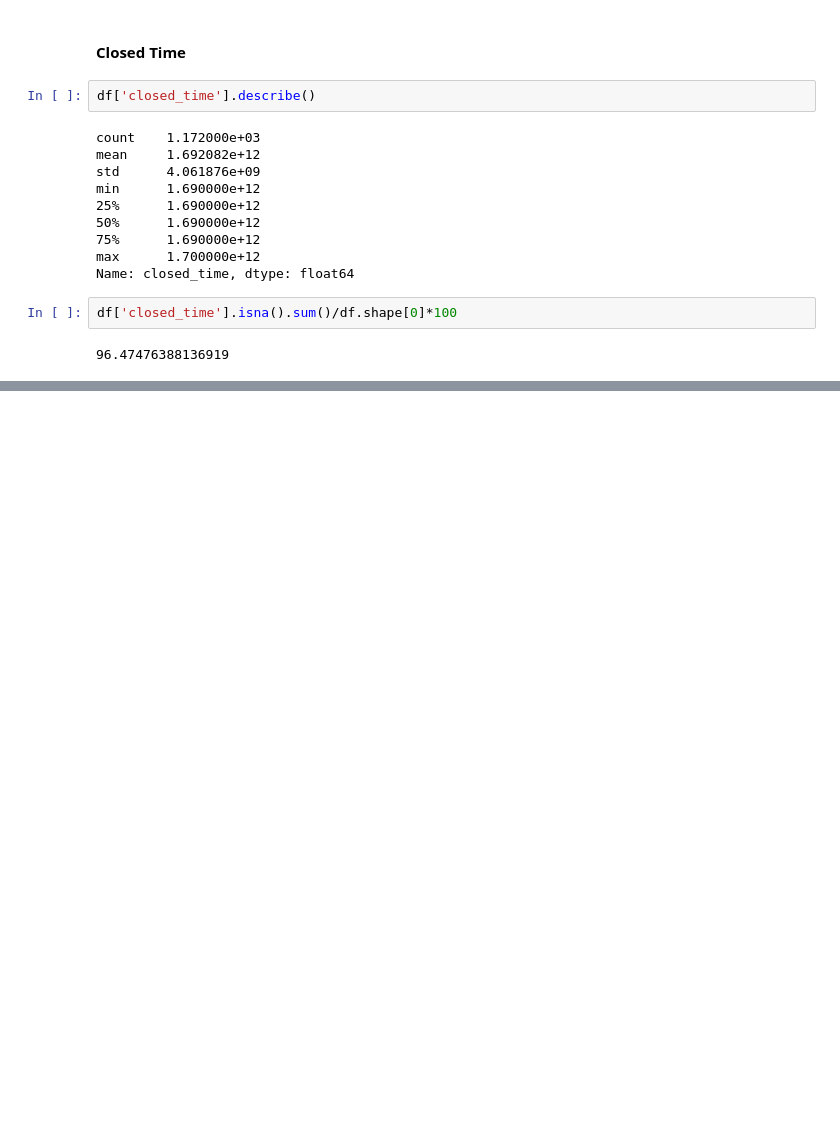
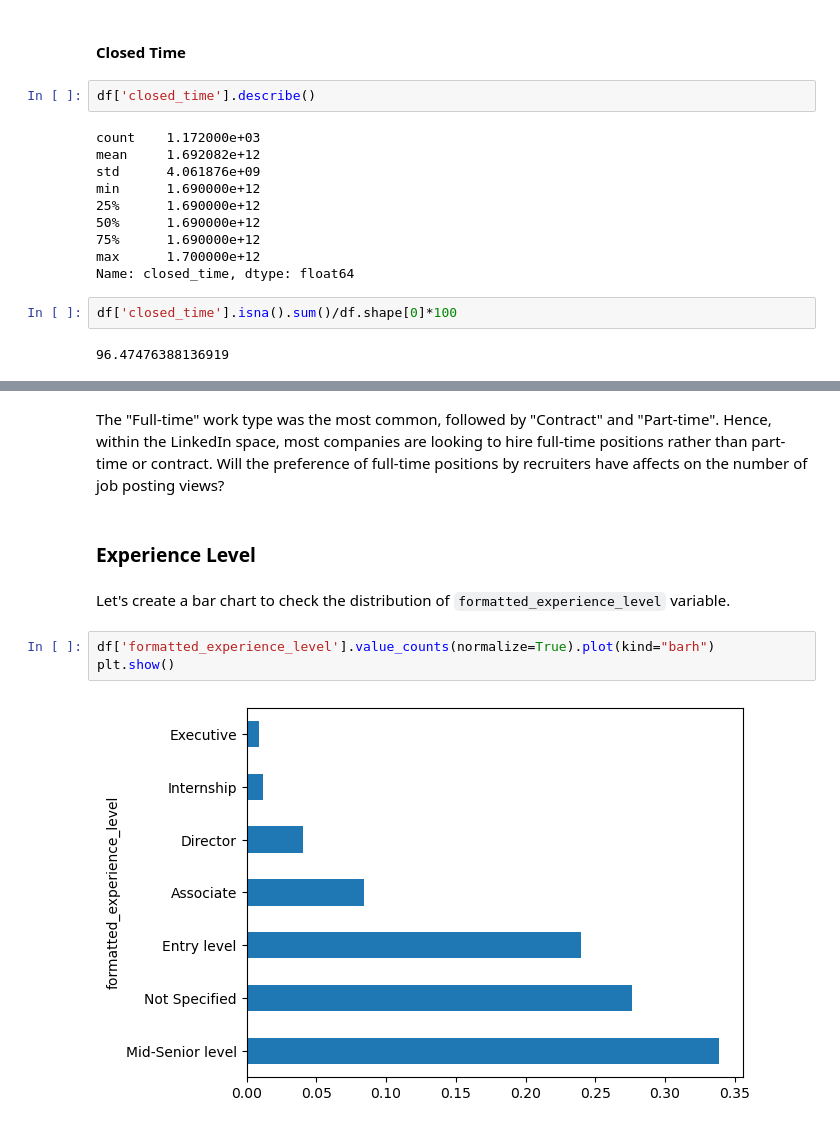
Before and after one commit to doublej01/Social-Network-Modeling, a Jupyter notebook: Notebooks/Linkedin Data Exploration.ipynb, the cells around one changed output, grey strips where cells are left out. Saved outputs shown, nothing was run; the diff lists cells and outputs as text; blank space fills up the shorter version.

```diff
--- a/Notebooks/Linkedin Data Exploration.ipynb
+++ b/Notebooks/Linkedin Data Exploration.ipynb
@@ -599,0 +911,11 @@ df_drop.head()
+# %% [markdown]
+The "Full-time" work type was the most common, followed by "Contract" and "Part-time". Hence, within the LinkedIn space, most companies are looking to hire full-time positions rather than part-time or contract. Will the preference of full-time positions by recruiters have affects on the number of job posting views?
+# %% [markdown]
+### Experience Level
+# %% [markdown]
+Let's create a bar chart to check the distribution of `formatted_experience_level` variable.
+# %%
+df['formatted_experience_level'].value_counts(normalize=True).plot(kind="barh")
+plt.show()
+# %% [output]
+[figure, added]
```
Also changed, not shown: parts of 75 cells of this notebook, 3 other files.
